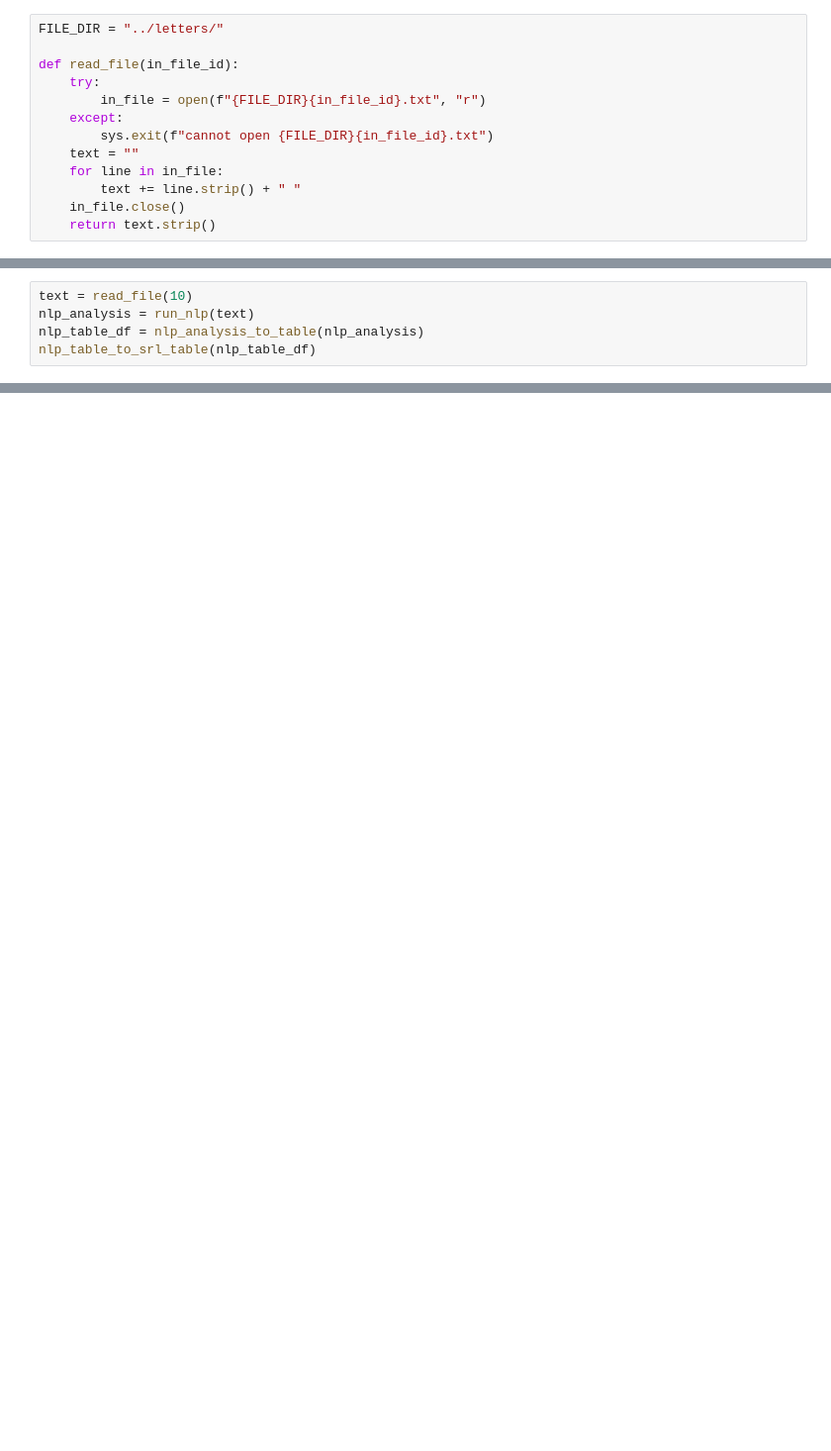
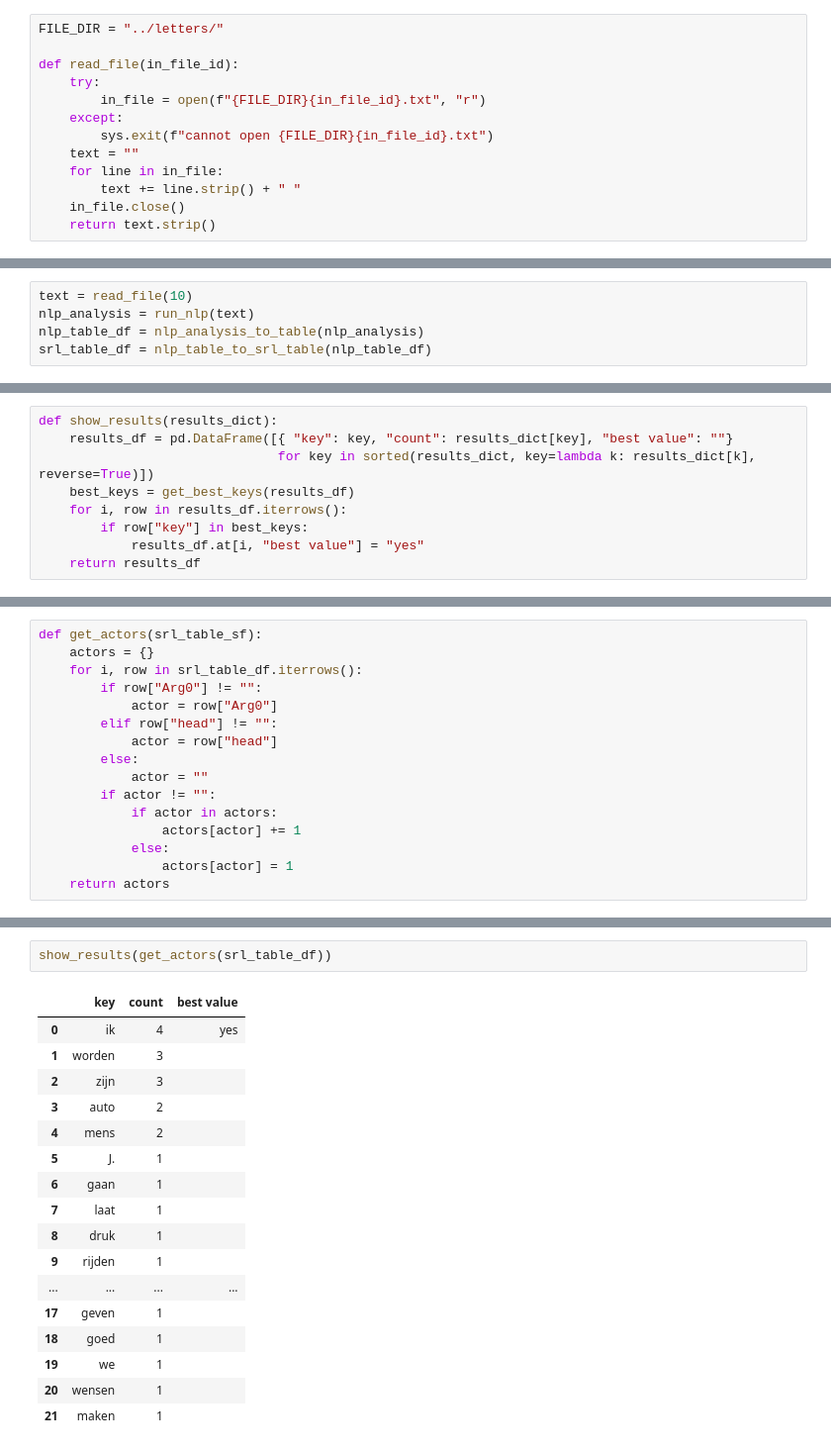
Before and after one commit to navigating-stories/notebooks, a Jupyter notebook: stroll_srl_test.ipynb, the cells around one changed output, grey strips where cells are left out. Shown at 99% size. Drawn from its saved outputs; the diff is of its cells as text; blank space fills up the shorter version.

```diff
--- a/stroll_srl_test.ipynb
+++ b/stroll_srl_test.ipynb
@@ -143,7 +144,7 @@ Warning : `load_model` does not return WordVectorModel or SupervisedModel any mo
 text = read_file(10)
 nlp_analysis = run_nlp(text)
 nlp_table_df = nlp_analysis_to_table(nlp_analysis)
-nlp_table_to_srl_table(nlp_table_df)
+srl_table_df = nlp_table_to_srl_table(nlp_table_df)
 # %% [output]
 duplicate role for ArgM-CAU [101]: corona and daarom
 duplicate role for Arg1 [110]: toekomst and er
@@ -191,0 +198,9 @@ nlp_table_df[:30]
+# %%
+def show_results(results_dict):
+    results_df = pd.DataFrame([{ "key": key, "count": results_dict[key], "best value": ""}
+                               for key in sorted(results_dict, key=lambda k: results_dict[k], reverse=True)])
+    best_keys = get_best_keys(results_df)
+    for i, row in results_df.iterrows():
+        if row["key"] in best_keys:
+            results_df.at[i, "best value"] = "yes"
+    return results_df
@@ -191,0 +225,16 @@ nlp_table_df[:30]
+# %%
+def get_actors(srl_table_sf):
+    actors = {}
+    for i, row in srl_table_df.iterrows():
+        if row["Arg0"] != "":
+            actor = row["Arg0"]
+        elif row["head"] != "":
+            actor = row["head"]
+        else:
+            actor = ""
+        if actor != "":
+            if actor in actors:
+                actors[actor] += 1
+            else:
+                actors[actor] = 1
+    return actors
@@ -191,0 +269,20 @@ nlp_table_df[:30]
+# %%
+show_results(get_actors(srl_table_df))
+# %% [output]
+|  | key | count | best value |
+| 0 | ik | 4 | yes |
+| 1 | worden | 3 |  |
+| 2 | zijn | 3 |  |
+| 3 | auto | 2 |  |
+| 4 | mens | 2 |  |
+| 5 | J. | 1 |  |
+| 6 | gaan | 1 |  |
+| 7 | laat | 1 |  |
+| 8 | druk | 1 |  |
+| 9 | rijden | 1 |  |
+| ... | ... | ... | ... |
+| 17 | geven | 1 |  |
+| 18 | goed | 1 |  |
+| 19 | we | 1 |  |
+| 20 | wensen | 1 |  |
+| 21 | maken | 1 |  |
```
Also changed, not shown: parts of 18 cells of this notebook.
